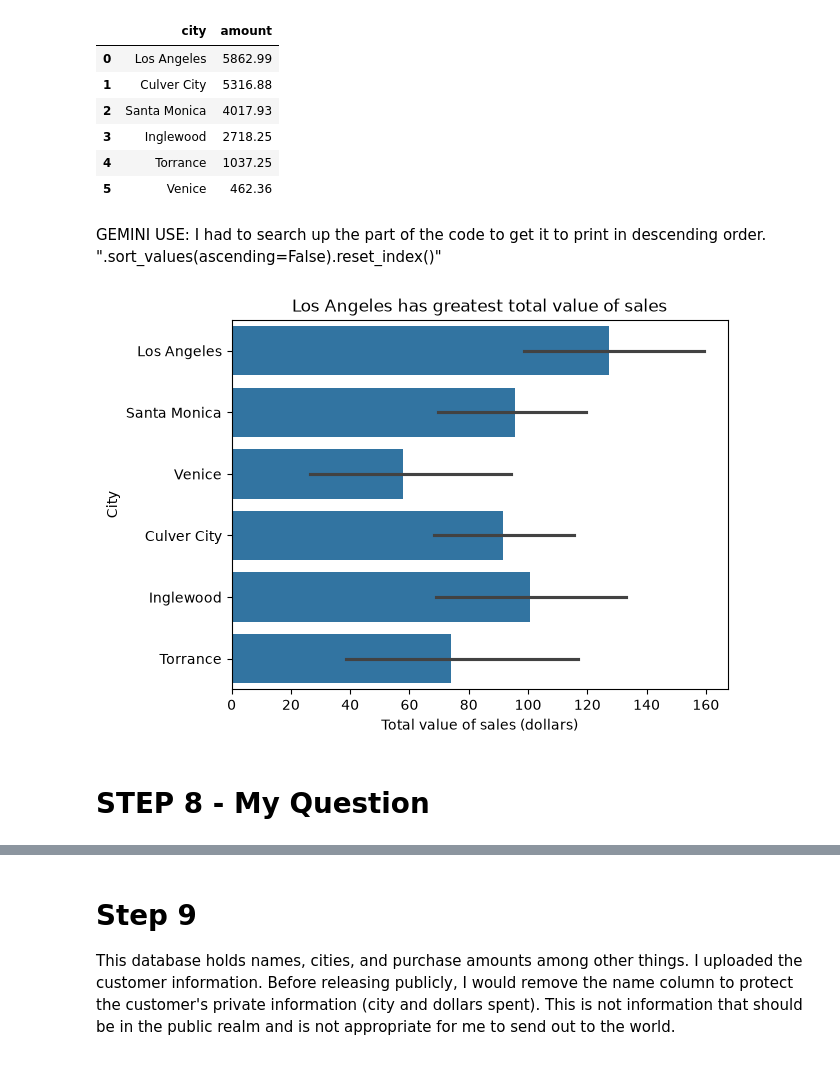
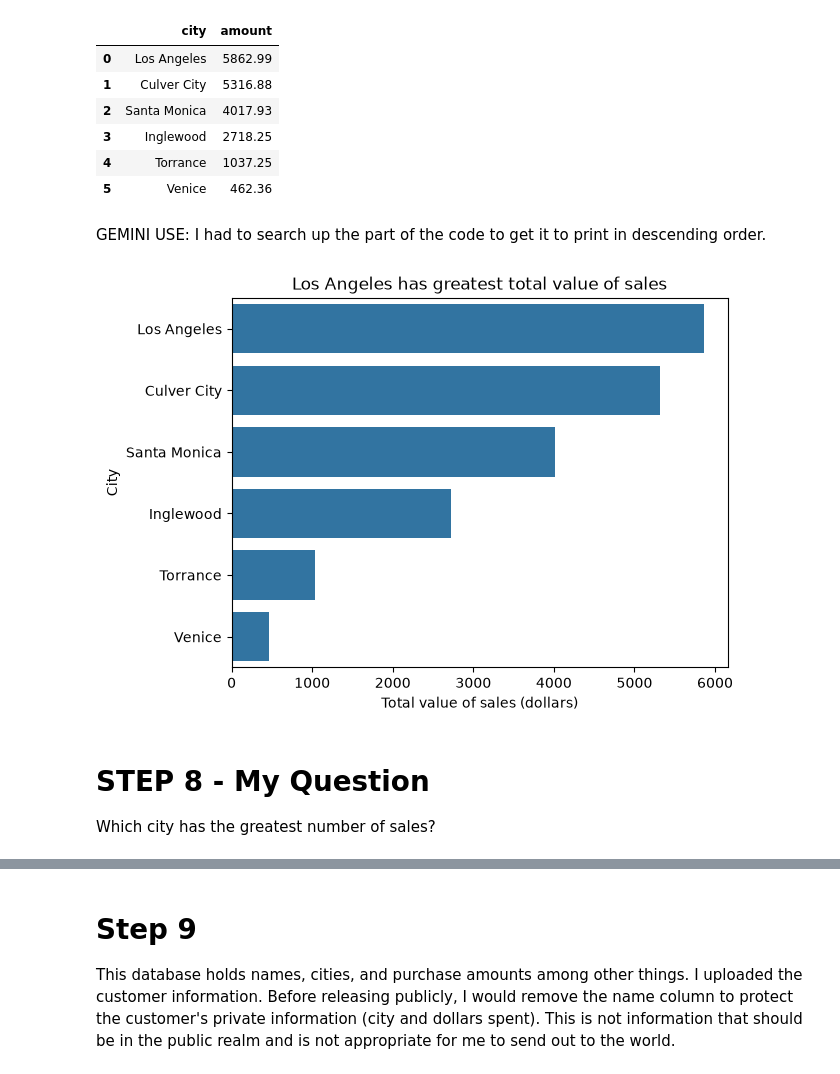
Before and after one commit to acamend/cs82a-portfolio, a Jupyter notebook: module6/Module6Lab1.ipynb, the cells around one changed output, grey strips where cells are left out. Drawn from its saved outputs; the diff is of its cells as text; code cells hidden in the pictures.

```diff
--- a/module6/Module6Lab1.ipynb
+++ b/module6/Module6Lab1.ipynb
@@ -119,18 +123,25 @@ df.groupby('city')['amount'].sum().sort_values(ascending=False).reset_index()
 | 3 | Inglewood | 2718.25 |
 | 4 | Torrance | 1037.25 |
 | 5 | Venice | 462.36 |
+# %%
+#Add column for accurate graphing of total sales by city
+df['city_total_sales'] = df.groupby('city')['amount'].transform('sum')
 # %% [markdown]
-GEMINI USE: I had to search up the part of the code to get it to print in descending order. ".sort_values(ascending=False).reset_index()"
+GEMINI USE: I had to search up the part of the code to get it to print in descending order.
 # %%
 #Create barplot
 import seaborn as sns
 import matplotlib.pyplot as plt
-sns.barplot(data=df, x="amount", y="city")
+
+sns.barplot(data=df, x="city_total_sales", y="city", order=df.sort_values("city_total_sales", ascending=False)["city"])
+
+
 plt.title("Los Angeles has greatest total value of sales")
 plt.xlabel("Total value of sales (dollars)")
 plt.ylabel("City")
 plt.show()
 # %% [output]
-[figure, old version]
+[figure, new version]
 # %% [markdown]
 # STEP 8 - My Question
+Which city has the greatest number of sales?
```
Also changed, not shown: parts of 10 cells of this notebook.
